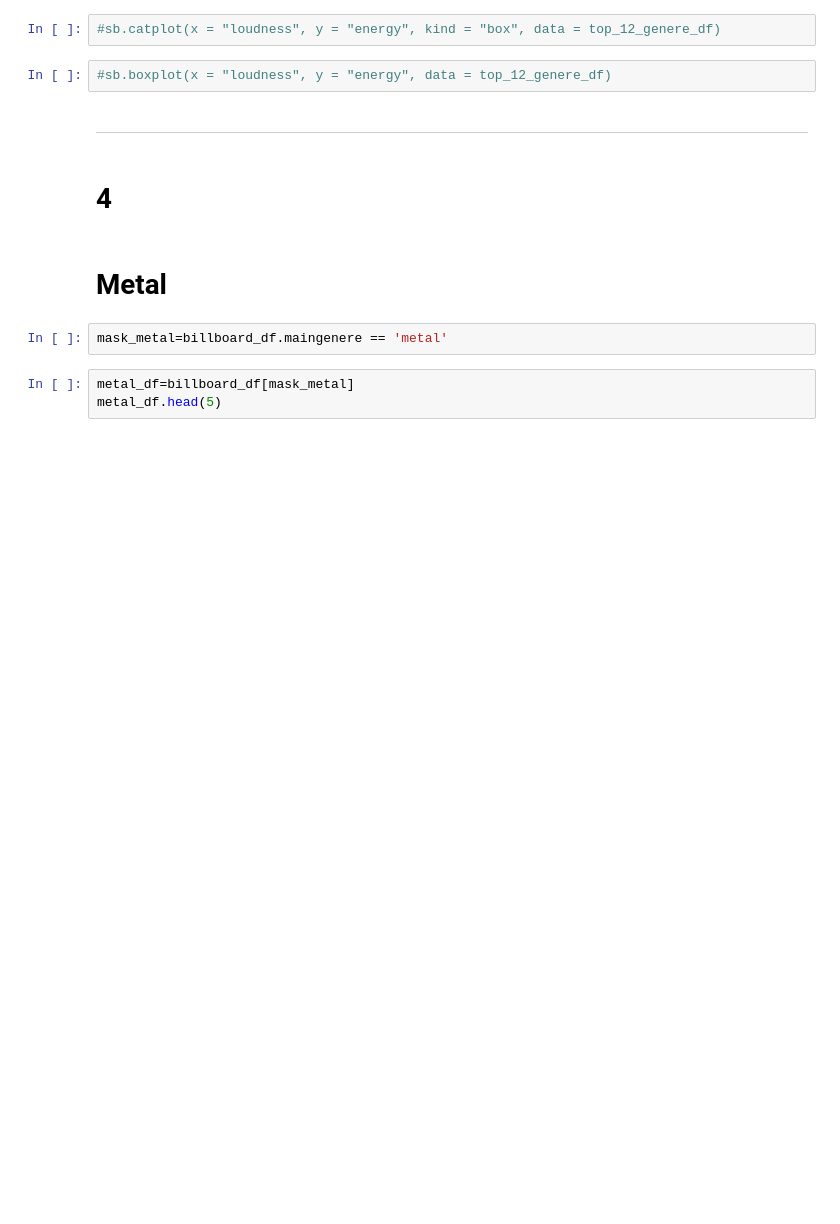
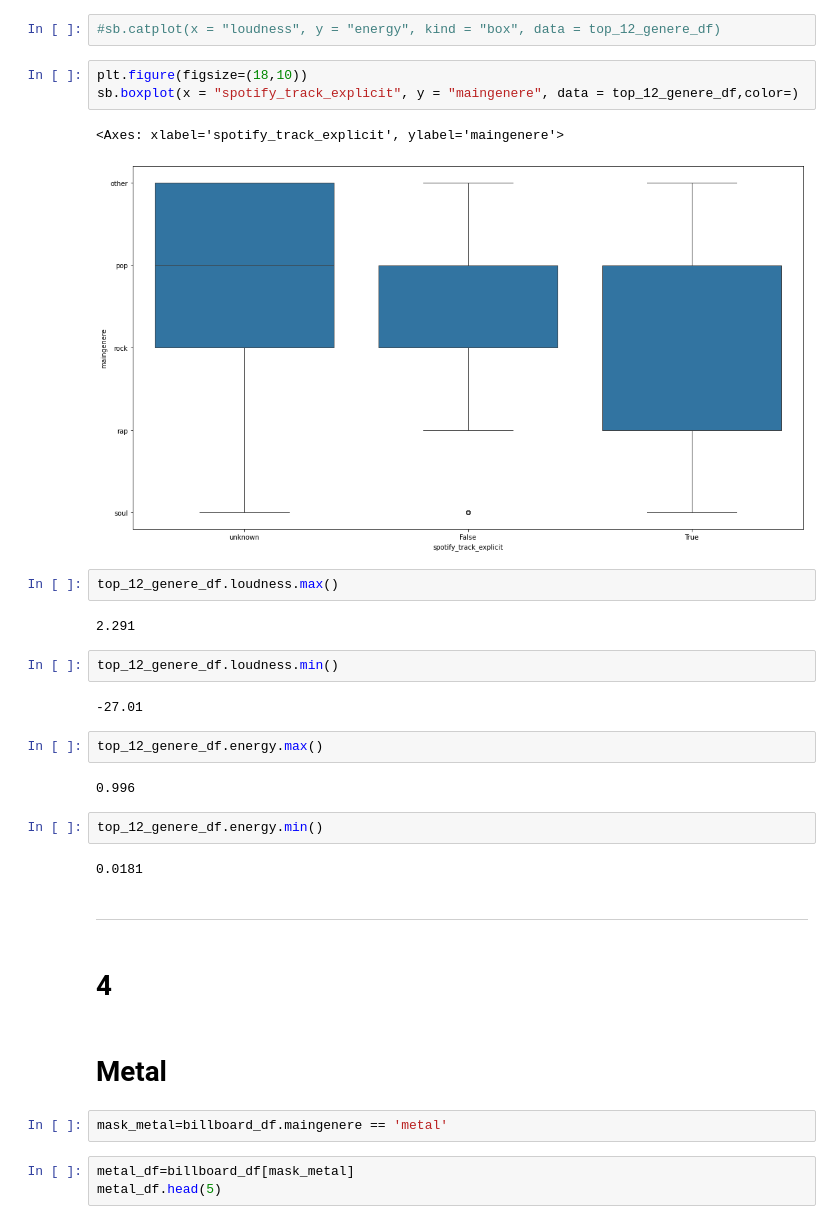
Before and after one commit to alelovo/Project_programming, a Jupyter notebook: project.ipynb, the cells around one changed output. Drawn from its saved outputs; the diff is of its cells as text; blank space fills up the shorter version.

```diff
--- a/project.ipynb
+++ b/project.ipynb
@@ -1283,7 +1343,27 @@ for i in worst_genere2.index:
 # %%
 #sb.catplot(x = "loudness", y = "energy", kind = "box", data = top_12_genere_df)
 # %%
-#sb.boxplot(x = "loudness", y = "energy", data = top_12_genere_df)
+plt.figure(figsize=(18,10))
+sb.boxplot(x = "spotify_track_explicit", y = "maingenere", data = top_12_genere_df,color=)
+# %% [output]
+<Axes: xlabel='spotify_track_explicit', ylabel='maingenere'>
+[figure, added]
+# %%
+top_12_genere_df.loudness.max()
+# %% [output]
+2.291
+# %%
+top_12_genere_df.loudness.min()
+# %% [output]
+-27.01
+# %%
+top_12_genere_df.energy.max()
+# %% [output]
+0.996
+# %%
+top_12_genere_df.energy.min()
+# %% [output]
+0.0181
 # %% [markdown]
 ------------------------------------------------------------------------------------------------------------------
 # %% [markdown]
```
Also changed, not shown: parts of 14 cells of this notebook.
